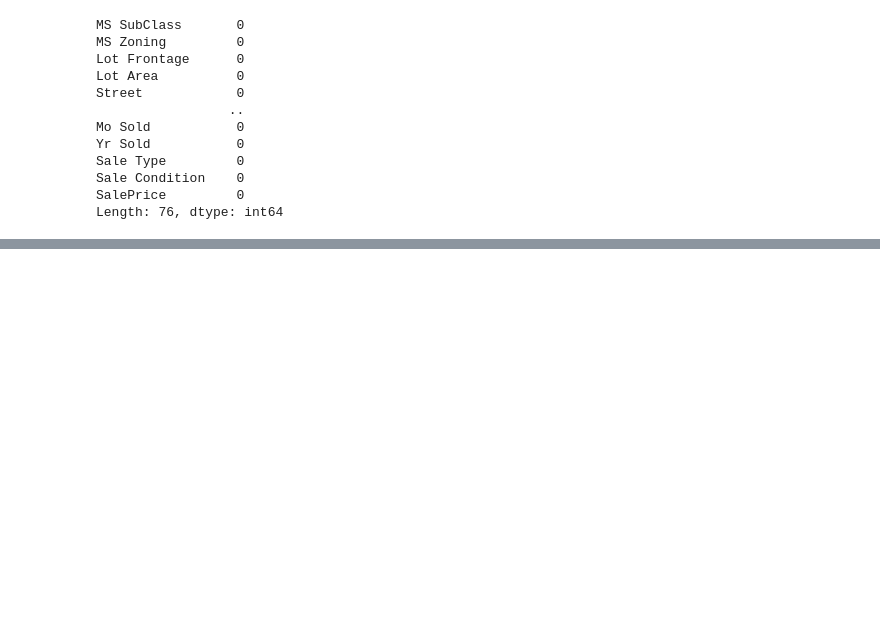
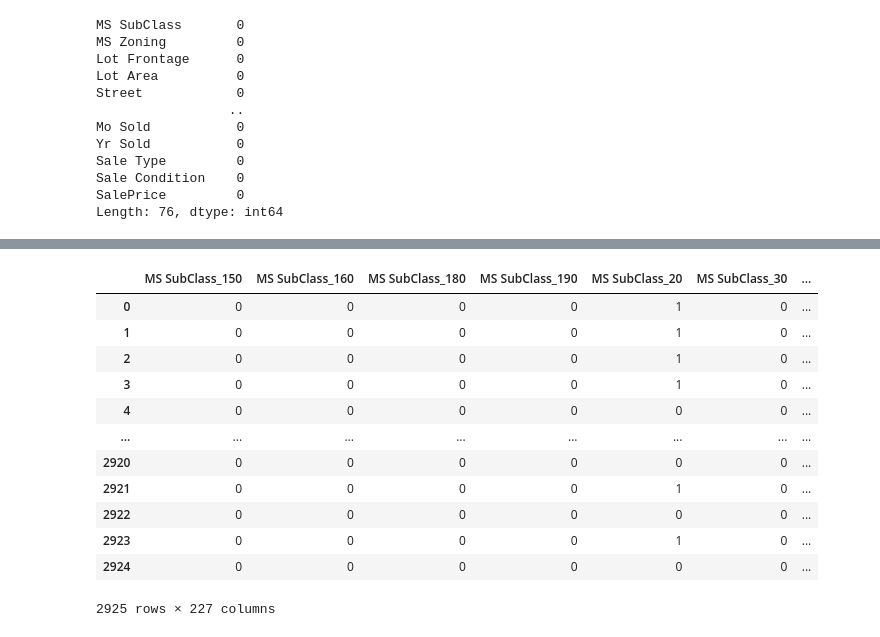
Before and after one commit to Neha1678/Ames-Housing-Project, a Jupyter notebook: 1_FeatureEngineering.ipynb, the cells around one changed output, grey strips where cells are left out. Cells and saved outputs as stored; diff of their text form; code cells hidden in the pictures; blank space fills up the shorter version.

```diff
--- a/1_FeatureEngineering.ipynb
+++ b/1_FeatureEngineering.ipynb
@@ -495,0 +534,20 @@ Length: 76, dtype: int64
+# %%
+my_str_df = df.select_dtypes(include="str")
+my_num_df = df.select_dtypes(exclude="str")
+
+df_str_dummies = pd.get_dummies(my_str_df, drop_first=True, dtype=int)
+df_str_dummies
+# %% [output]
+|  | MS SubClass_150 | MS SubClass_160 | MS SubClass_180 | MS SubClass_190 | MS SubClass_20 | MS SubClass_30 | ... |
+| 0 | 0 | 0 | 0 | 0 | 1 | 0 | ... |
+| 1 | 0 | 0 | 0 | 0 | 1 | 0 | ... |
+| 2 | 0 | 0 | 0 | 0 | 1 | 0 | ... |
+| 3 | 0 | 0 | 0 | 0 | 1 | 0 | ... |
+| 4 | 0 | 0 | 0 | 0 | 0 | 0 | ... |
+| ... | ... | ... | ... | ... | ... | ... | ... |
+| 2920 | 0 | 0 | 0 | 0 | 0 | 0 | ... |
+| 2921 | 0 | 0 | 0 | 0 | 1 | 0 | ... |
+| 2922 | 0 | 0 | 0 | 0 | 0 | 0 | ... |
+| 2923 | 0 | 0 | 0 | 0 | 1 | 0 | ... |
+| 2924 | 0 | 0 | 0 | 0 | 0 | 0 | ... |
+2925 rows × 227 columns
```
Also changed, not shown: parts of 8 cells of this notebook, 1 other file.
